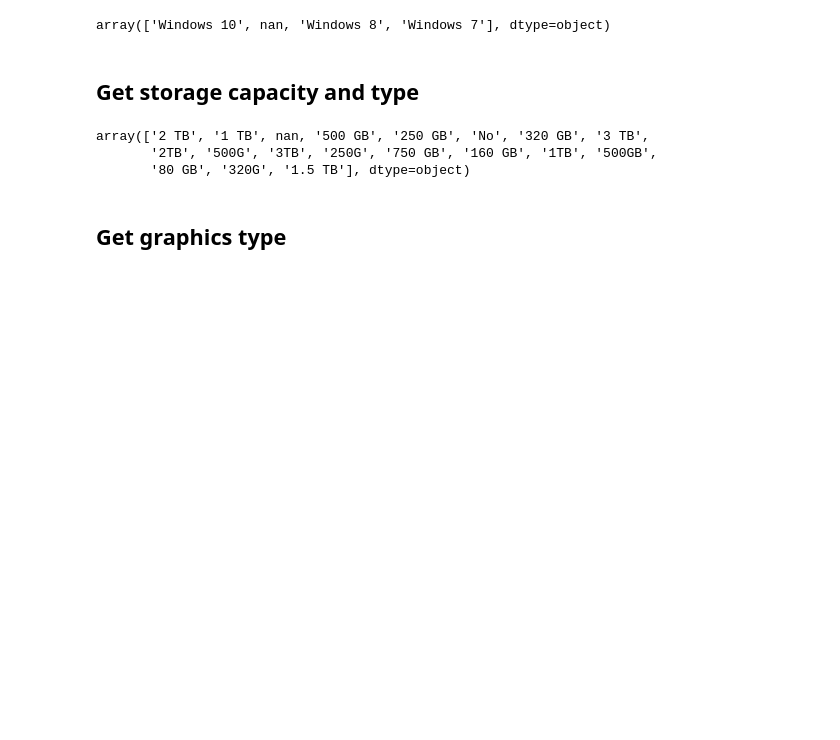
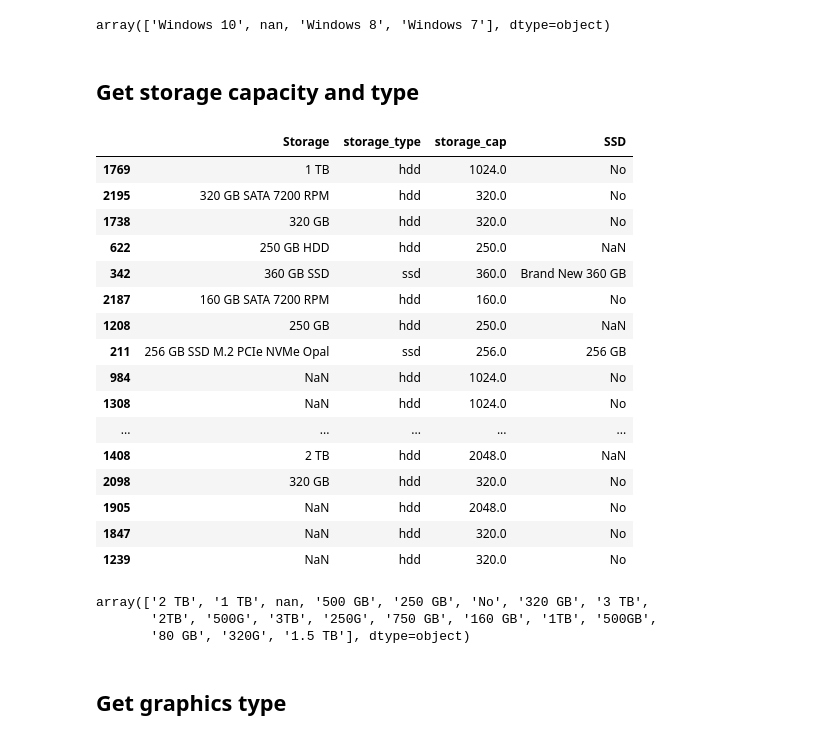
Before and after one commit to luketibbott/Desktop-linear-regression, a Jupyter notebook: clean-newegg.ipynb, the cells around one changed output. Saved outputs shown, nothing was run; the diff lists cells and outputs as text; code cells hidden in the pictures; blank space fills up the shorter version.

Commit message:
Finish cleaning

```diff
--- a/clean-newegg.ipynb
+++ b/clean-newegg.ipynb
@@ -142,5 +142,25 @@ array(['Windows 10', nan, 'Windows 8', 'Windows 7'], dtype=object)
 ## Get storage capacity and type
 # %%
 df_clean['storage_type'] = df_clean['SSD'].apply(lambda x: nu.ssd_or_hdd(str(x)))
+# %%
+df_clean[['Storage', 'storage_type', 'storage_cap', 'SSD']].sample(50)
+# %% [output]
+|  | Storage | storage_type | storage_cap | SSD |
+| 1769 | 1 TB | hdd | 1024.0 | No |
+| 2195 | 320 GB SATA 7200 RPM | hdd | 320.0 | No |
+| 1738 | 320 GB | hdd | 320.0 | No |
+| 622 | 250 GB HDD | hdd | 250.0 | NaN |
+| 342 | 360 GB SSD | ssd | 360.0 | Brand New 360 GB |
+| 2187 | 160 GB SATA 7200 RPM | hdd | 160.0 | No |
+| 1208 | 250 GB | hdd | 250.0 | NaN |
+| 211 | 256 GB SSD M.2 PCIe NVMe Opal | ssd | 256.0 | 256 GB |
+| 984 | NaN | hdd | 1024.0 | No |
+| 1308 | NaN | hdd | 1024.0 | No |
+| ... | ... | ... | ... | ... |
+| 1408 | 2 TB | hdd | 2048.0 | NaN |
+| 2098 | 320 GB | hdd | 320.0 | No |
+| 1905 | NaN | hdd | 2048.0 | No |
+| 1847 | NaN | hdd | 320.0 | No |
+| 1239 | NaN | hdd | 320.0 | No |
 # %%
 df_clean['storage_cap'] = df_clean['Storage'].apply(lambda x: nu.storage_cap(str(x)))
```
Also changed, not shown: parts of 18 cells of this notebook, 3 other files.
